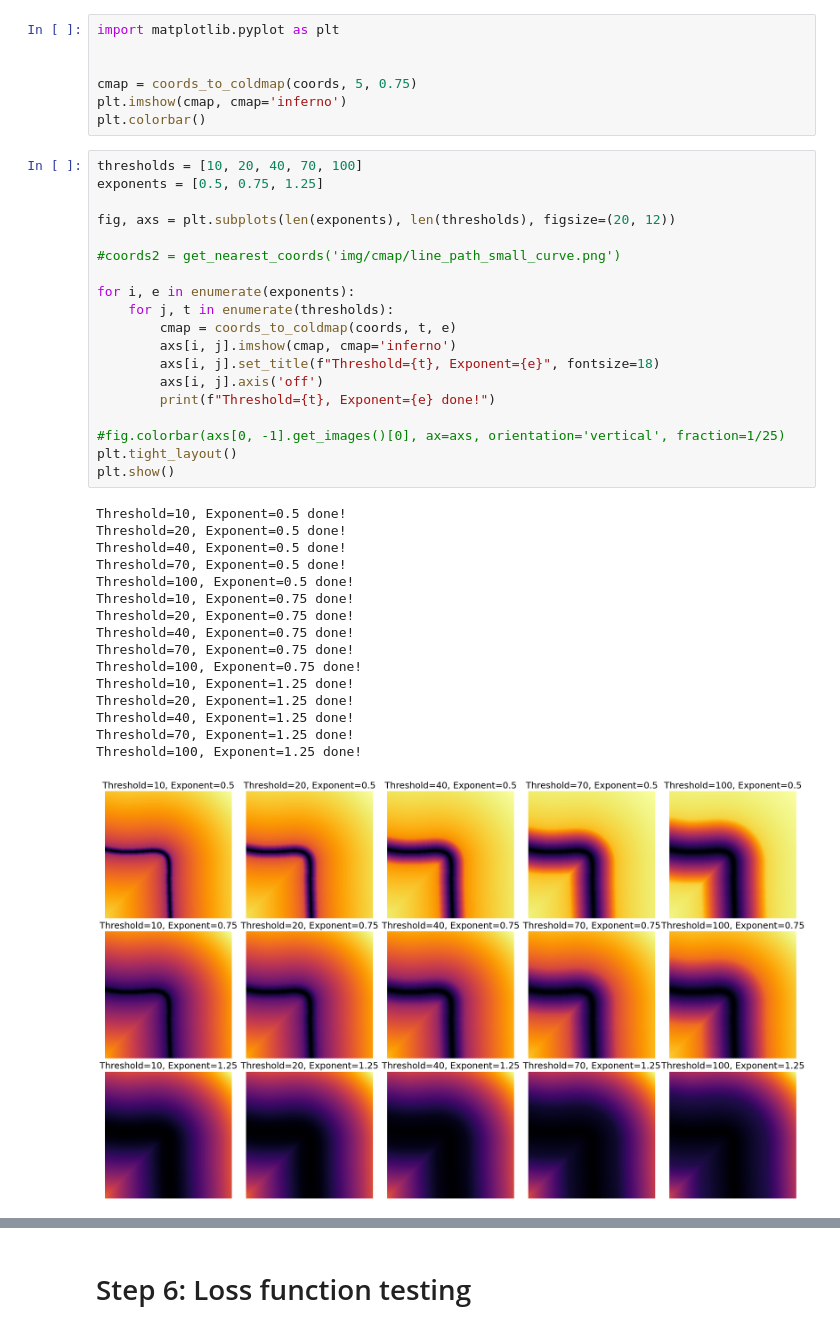
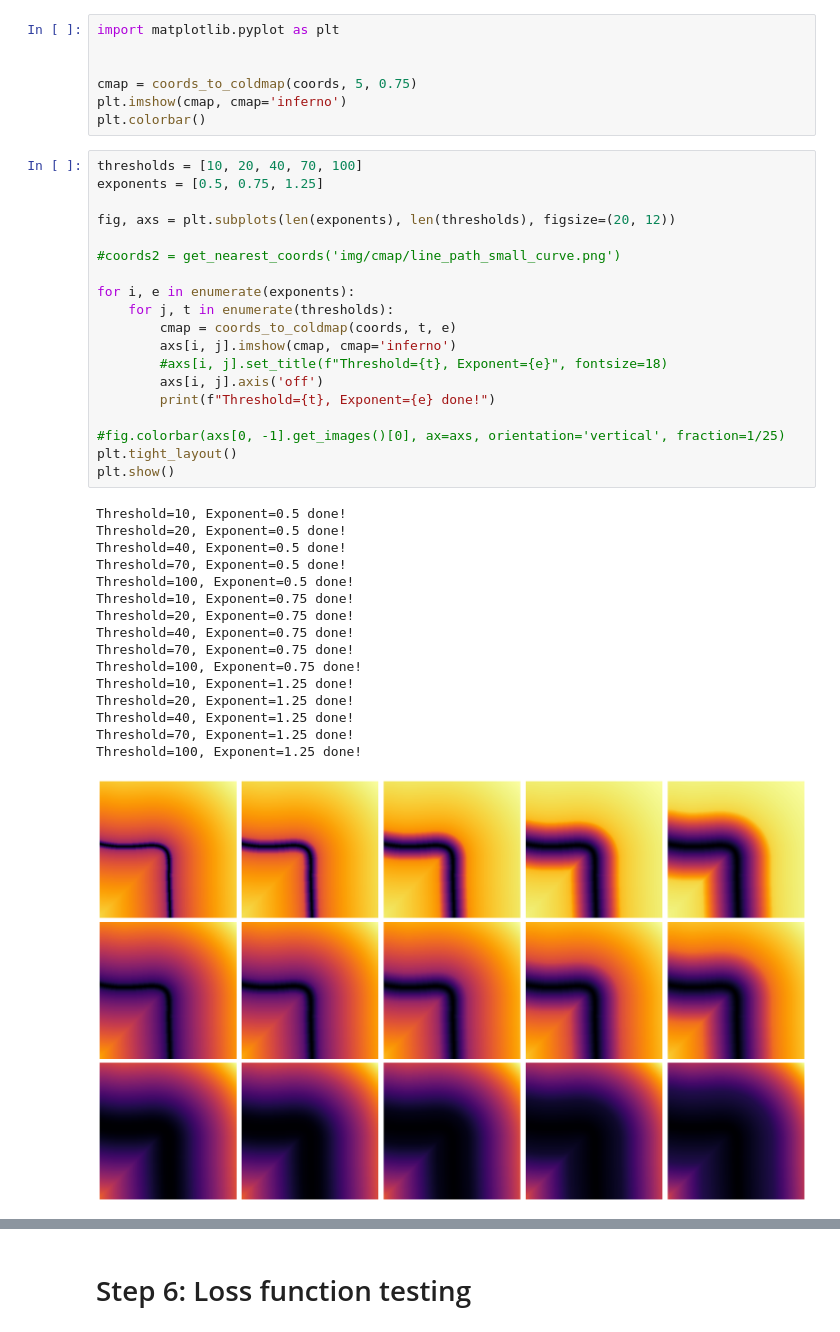
Before and after one commit to DaDudeIan/Pre-planning-Intersection-Traversal-for-Autonomous-Vehicles, a Jupyter notebook: dataset/testing.ipynb, the cells around one changed output, grey strips where cells are left out. Cells and saved outputs as stored; diff of their text form.

```diff
--- a/dataset/testing.ipynb
+++ b/dataset/testing.ipynb
@@ -276,34 +276,34 @@ exponents = [0.5, 0.75, 1.25]
 fig, axs = plt.subplots(len(exponents), len(thresholds), figsize=(20, 12))
 
 #coords2 = get_nearest_coords('img/cmap/line_path_small_curve.png')
 
 for i, e in enumerate(exponents):
     for j, t in enumerate(thresholds):
         cmap = coords_to_coldmap(coords, t, e)
         axs[i, j].imshow(cmap, cmap='inferno')
-        axs[i, j].set_title(f"Threshold={t}, Exponent={e}", fontsize=18)
+        #axs[i, j].set_title(f"Threshold={t}, Exponent={e}", fontsize=18)
         axs[i, j].axis('off')
         print(f"Threshold={t}, Exponent={e} done!")
 
 #fig.colorbar(axs[0, -1].get_images()[0], ax=axs, orientation='vertical', fraction=1/25)
 plt.tight_layout()
 plt.show()
 # %% [output]
 Threshold=10, Exponent=0.5 done!
 Threshold=20, Exponent=0.5 done!
 Threshold=40, Exponent=0.5 done!
 Threshold=70, Exponent=0.5 done!
 Threshold=100, Exponent=0.5 done!
 Threshold=10, Exponent=0.75 done!
 Threshold=20, Exponent=0.75 done!
 Threshold=40, Exponent=0.75 done!
 Threshold=70, Exponent=0.75 done!
 Threshold=100, Exponent=0.75 done!
 Threshold=10, Exponent=1.25 done!
 Threshold=20, Exponent=1.25 done!
 Threshold=40, Exponent=1.25 done!
 Threshold=70, Exponent=1.25 done!
 Threshold=100, Exponent=1.25 done!
-[figure, old version]
+[figure, new version]
 # %%
 # save fig with alpha background
```
Also changed, not shown: parts of 5 cells of this notebook, 11 other files.
